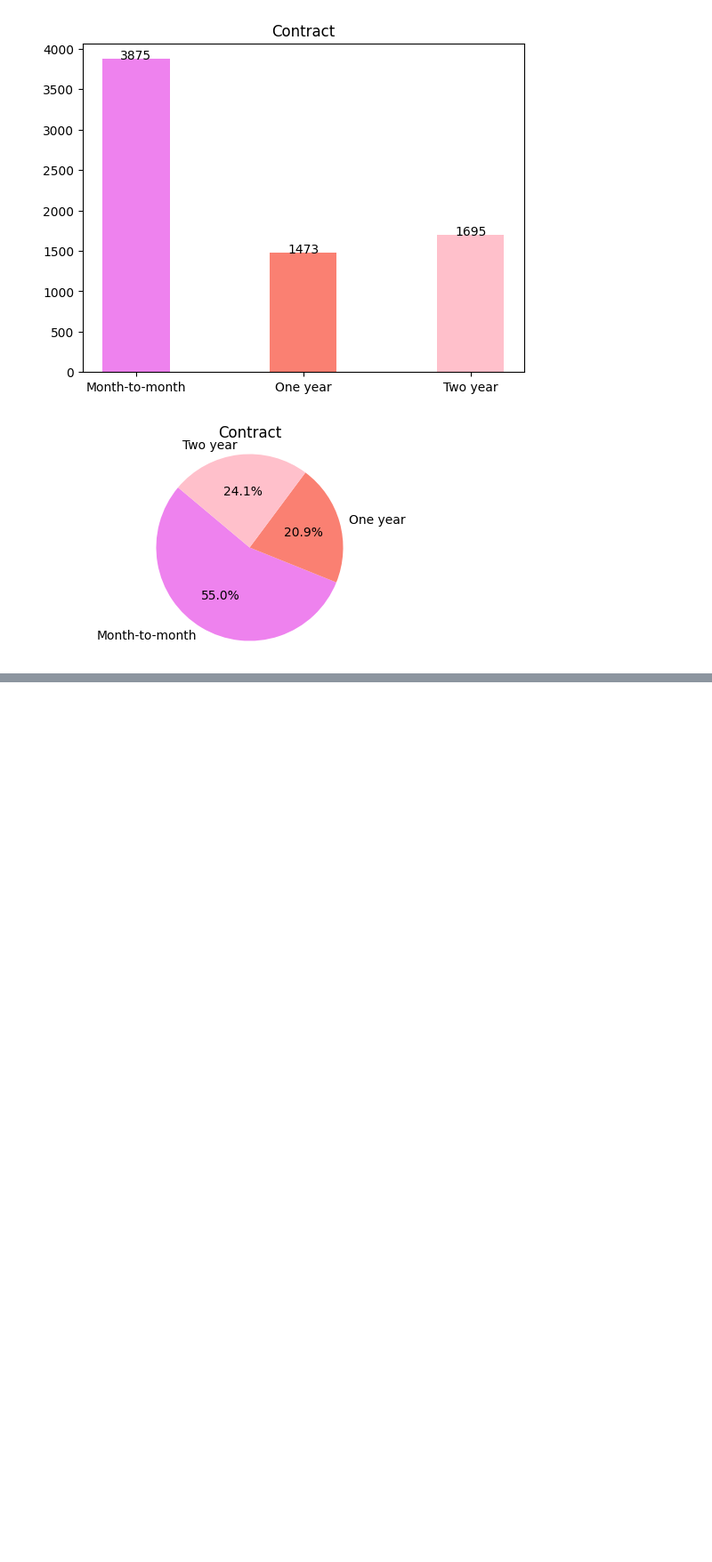
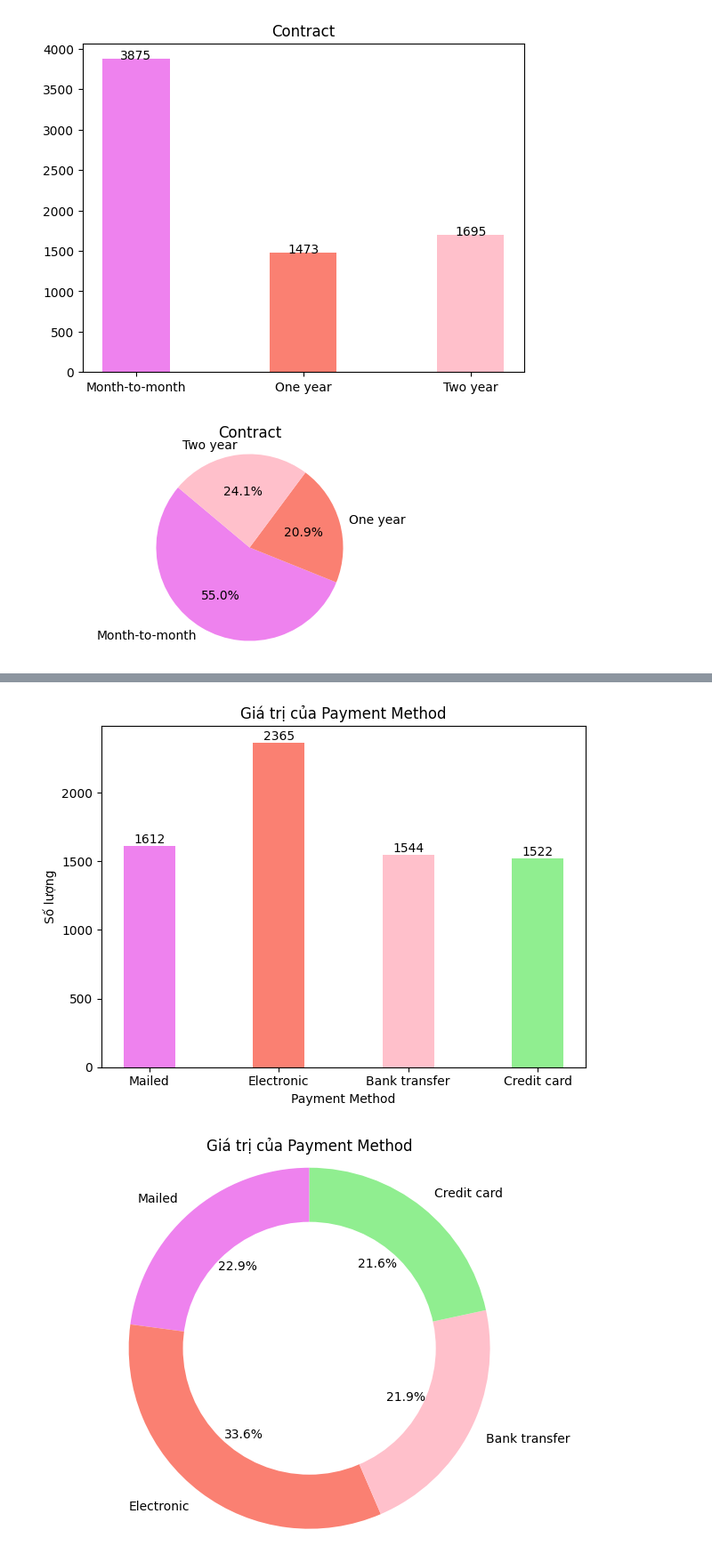
Before and after one commit to neyud/LTCSDL, a Jupyter notebook: churn_telco (1).ipynb, the cells around one changed output, grey strips where cells are left out. Shown at 89% size. Drawn from its saved outputs; the diff is of its cells as text; code cells hidden in the pictures; blank space fills up the shorter version.

```diff
--- a/churn_telco (1).ipynb
+++ b/churn_telco (1).ipynb
@@ -423,0 +572,73 @@ plt.show()
+# %%
+
+# Tính toán số lượng của mỗi phương thức thanh toán
+value0_count = df[df['Payment Method'] == 'Mailed check'].shape[0]
+value1_count = df[df['Payment Method'] == 'Electronic check'].shape[0]
+value2_count = df[df['Payment Method'] == 'Bank transfer (automatic)'].shape[0]
+value3_count = df[df['Payment Method'] == 'Credit card (automatic)'].shape[0]
+
+# Tổng số lượng tất cả các phương thức thanh toán
+total_count = value0_count + value1_count + value2_count + value3_count
+
+# Tính toán tỷ lệ phần trăm của mỗi phương thức thanh toán
+percentages = [value0_count / total_count * 100, value1_count / total_count * 100, value2_count / total_count * 100, value3_count / total_count * 100]
+
+# Danh sách các màu cho các cột tương ứng
+colors = ['violet', 'salmon', 'pink', 'lightgreen']
+
+# Vẽ biểu đồ cột
+fig, ax1 = plt.subplots()
+
+payment_methods = ['Mailed', 'Electronic', 'Bank transfer', 'Credit card']
+counts = [value0_count, value1_count, value2_count, value3_count]
+
+bars = ax1.bar(payment_methods, counts, color=colors, width=0.4)
+
+# Đặt tiêu đề và nhãn cho các trục
+ax1.set_title('Giá trị của Payment Method')
+ax1.set_xlabel('Payment Method')
+ax1.set_ylabel('Số lượng')
+
+# Hiển thị số lượng trên mỗi cột
+for bar in bars:
+    yval = bar.get_height()
+    ax1.text(bar.get_x() + bar.get_width() / 2, yval + 0.1, int(yval), ha='center', va='bottom')
+
+# # Tạo trục y thứ hai để vẽ biểu đồ đường
+# ax2 = ax1.twinx()
+# ax2.plot(payment_methods, percentages, color='red', marker='o', linestyle='-', label='Percentage')
+# ax2.set_ylabel('Tỷ lệ phần trăm (%)')
+
+# # Hiển thị tỷ lệ phần trăm trên biểu đồ đường
+# for i, percentage in enumerate(percentages):
+#     ax2.text(i, percentage + 0.1, f'{percentage:.1f}%', ha='center', va='bottom', color='red')
+
+# # Hiển thị chú thích
+# fig.legend(loc='upper right', bbox_to_anchor=(1,1), bbox_transform=ax1.transAxes)
+
+# Hiển thị biểu đồ
+plt.tight_layout()
+plt.show()
+
+
+# Danh sách các màu cho các cột tương ứng
+colors = ['violet', 'salmon', 'pink', 'lightgreen']
+
+# Vẽ biểu đồ tròn
+plt.pie([value0_count, value1_count,value2_count,value3_count], labels=['Mailed', 'Electronic', 'Bank transfer', 'Credit card'], colors=colors, autopct='%1.1f%%', startangle=90)
+
+# Vẽ vòng trắng (Donut chart)
+centre_circle = plt.Circle((0,0),0.70,fc='white')
+fig = plt.gcf()
+fig.gca().add_artist(centre_circle)
+
+# Đặt tiêu đề cho biểu đồ
+plt.title('Giá trị của Payment Method')
+
+# Hiển thị biểu đồ
+plt.axis('equal')
+plt.tight_layout()
+plt.show()
+# %% [output]
+[figure, added]
+[figure, added]
```
Also changed, not shown: parts of 9 cells of this notebook.
